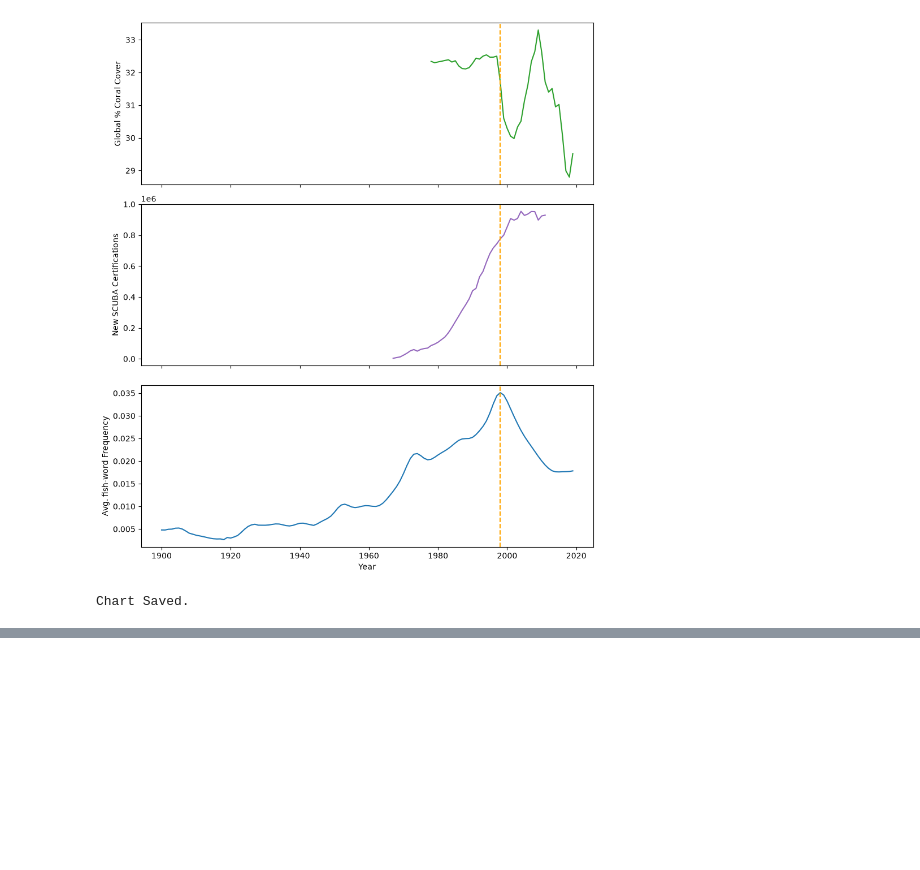
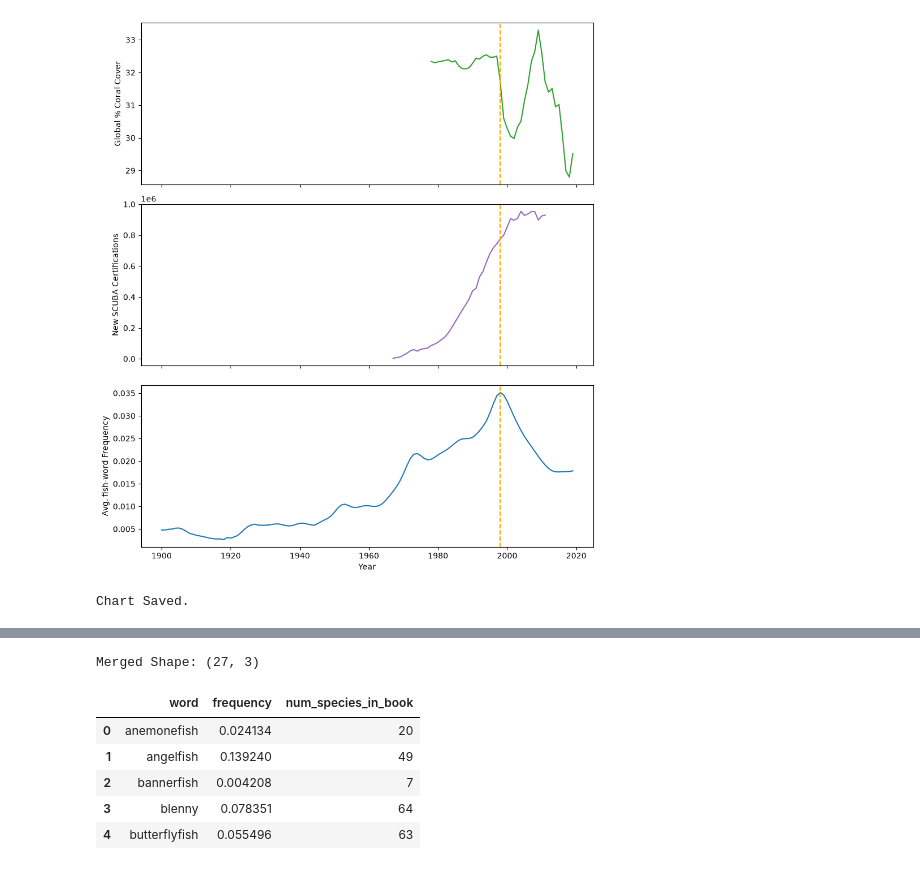
Before and after one commit to dakshita01/data-science-portfolio, a Jupyter notebook: 09-coral-conundrum/notebook/coral_conundrum.ipynb, the cells around one changed output, grey strips where cells are left out. Drawn from its saved outputs; the diff is of its cells as text; code cells hidden in the pictures; blank space fills up the shorter version.

```diff
--- a/09-coral-conundrum/notebook/coral_conundrum.ipynb
+++ b/09-coral-conundrum/notebook/coral_conundrum.ipynb
@@ -222,0 +228,14 @@ Chart Saved.
+# %%
+freq_1998 = words.query('year == 1998')[['word', 'frequency']]
+
+merged = freq_1998.merge(fish_id, on='word')
+print("Merged Shape:", merged.shape)
+merged.head()
+# %% [output]
+Merged Shape: (27, 3)
+|  | word | frequency | num_species_in_book |
+| 0 | anemonefish | 0.024134 | 20 |
+| 1 | angelfish | 0.139240 | 49 |
+| 2 | bannerfish | 0.004208 | 7 |
+| 3 | blenny | 0.078351 | 64 |
+| 4 | butterflyfish | 0.055496 | 63 |
```
Also changed, not shown: parts of 2 cells of this notebook, 1 other file.
